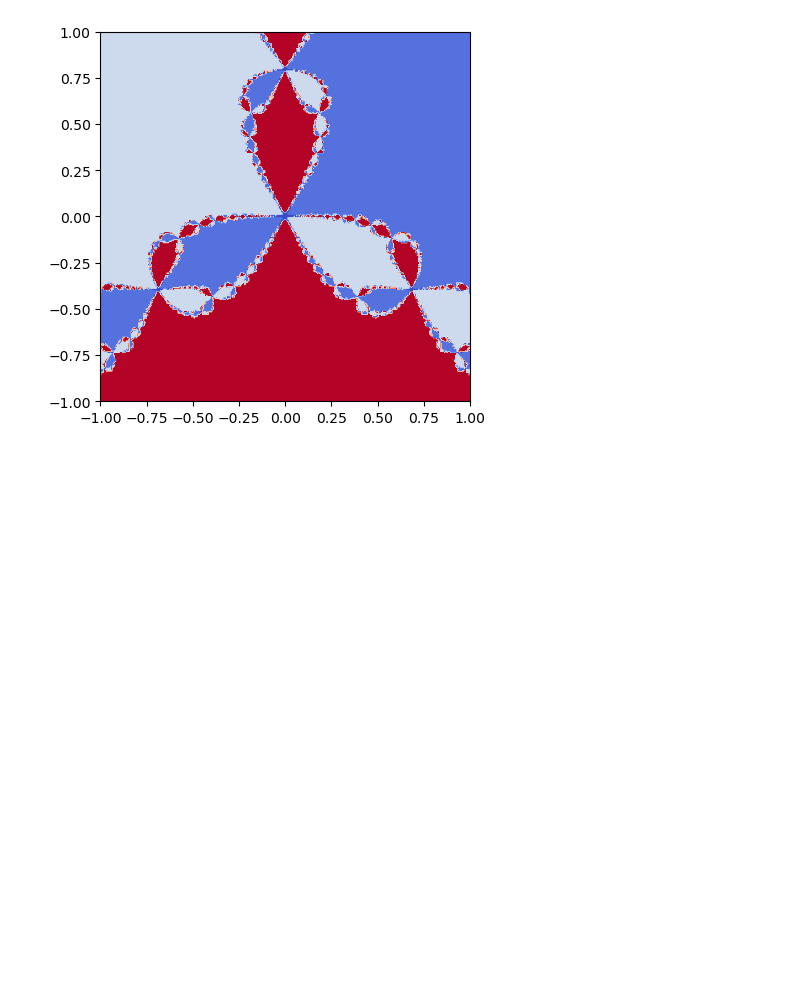
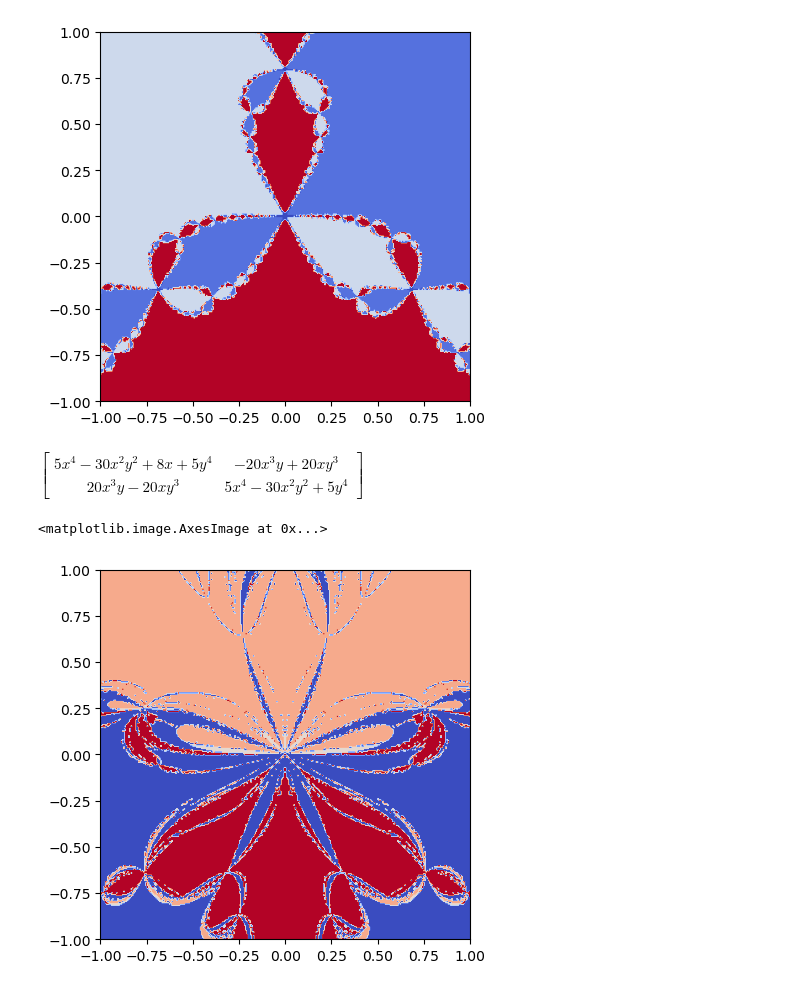
Before and after one commit to juanagranadosr/metodos-computacionales-1_JuanaGranados, a Jupyter notebook: Parcial3/Problema de Cayley y los fractales 1879.ipynb, the cells around one changed output. Cells and saved outputs as stored; diff of their text form; code cells hidden in the pictures; blank space fills up the shorter version.

```diff
--- a/Parcial3/Problema de Cayley y los fractales 1879.ipynb
+++ b/Parcial3/Problema de Cayley y los fractales 1879.ipynb
@@ -64,3 +64,47 @@ plt.imshow(Fractal, cmap='coolwarm' ,extent=[-1,1,-1,1])
 # %% [output]
 <matplotlib.image.AxesImage at 0x...>
 [figure]
+# %%
+x = sym.Symbol('x', real=True)
+y = sym.Symbol('y', real=True)
+z = x + sym.I*y
+
+def f(z):
+    return z**5 + 4*x**2 - 1
+
+F = [sym.re(f(z)), sym.im(f(z))]
+
+def Jacobian (F):
+    return sym.Matrix( [[sym.diff(F[0], x), sym.diff(F[0], y)], [sym.diff(F[1], x), sym.diff(F[1], y)]] )
+
+J = Jacobian(F)
+J
+# %% [output]
+$\displaystyle \left[\begin{matrix}5 x^{4} - 30 x^{2} y^{2} + 8 x + 5 y^{4} & - 20 x^{3} y + 20 x y^{3}\\20 x^{3} y - 20 x y^{3} & 5 x^{4} - 30 x^{2} y^{2} + 5 y^{4}\end{matrix}\right]$
+# %%
+Fn = sym.lambdify([x, y], F, 'numpy')
+Jn = sym.lambdify([x, y], J, 'numpy')
+
+N = 300
+x = np.linspace(-0.5, 0.5, N)
+y = np.linspace(-0.5, 0.5, N)
+# %%
+Fractal = np.zeros((N,N), np.int64)
+
+for i in tqdm(range(N)):
+    for j in range(N):
+        if round((rootsNR((x[i], y[j]), Fn, Jn))[0], 1)== -1.5 and  round((rootsNR((x[i], y[j]), Fn, Jn))[1], 0)==0:
+            Fractal[i][j] = 225
+        elif round((rootsNR((x[i], y[j]), Fn, Jn))[0], 1)== -0.5 and  round((rootsNR((x[i], y[j]), Fn, Jn))[1], 0)==0:
+            Fractal[i][j] = 300
+        elif round((rootsNR((x[i], y[j]), Fn, Jn))[0], 1)== 0.5 and  round((rootsNR((x[i], y[j]), Fn, Jn))[1], 0)==0:
+            Fractal[i][j] = 425
+        elif round((rootsNR((x[i], y[j]), Fn, Jn))[0], 1)== 0.8 and round((rootsNR((x[i], y[j]), Fn, Jn))[1], 1)==-1.4:
+            Fractal[i][j] = 100
+        elif round((rootsNR((x[i], y[j]), Fn, Jn))[0], 1)== 0.8 and round((rootsNR((x[i], y[j]), Fn, Jn))[1], 1)==1.4:
+            Fractal[i][j] = 20
+# %%
+plt.imshow(Fractal, cmap='coolwarm' ,extent=[-1,1,-1,1])
+# %% [output]
+<matplotlib.image.AxesImage at 0x...>
+[figure, added]
```
Also changed, not shown: 12 other files.
